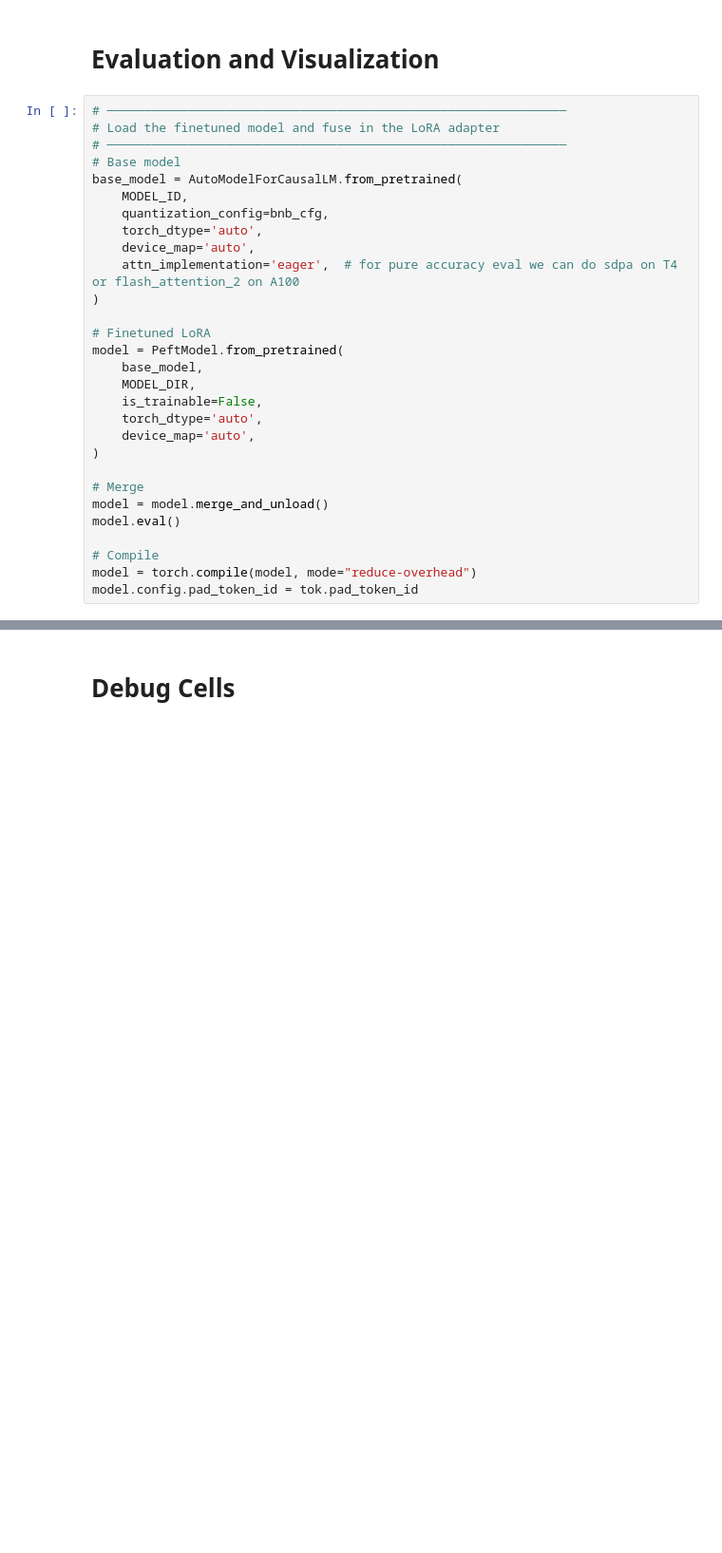
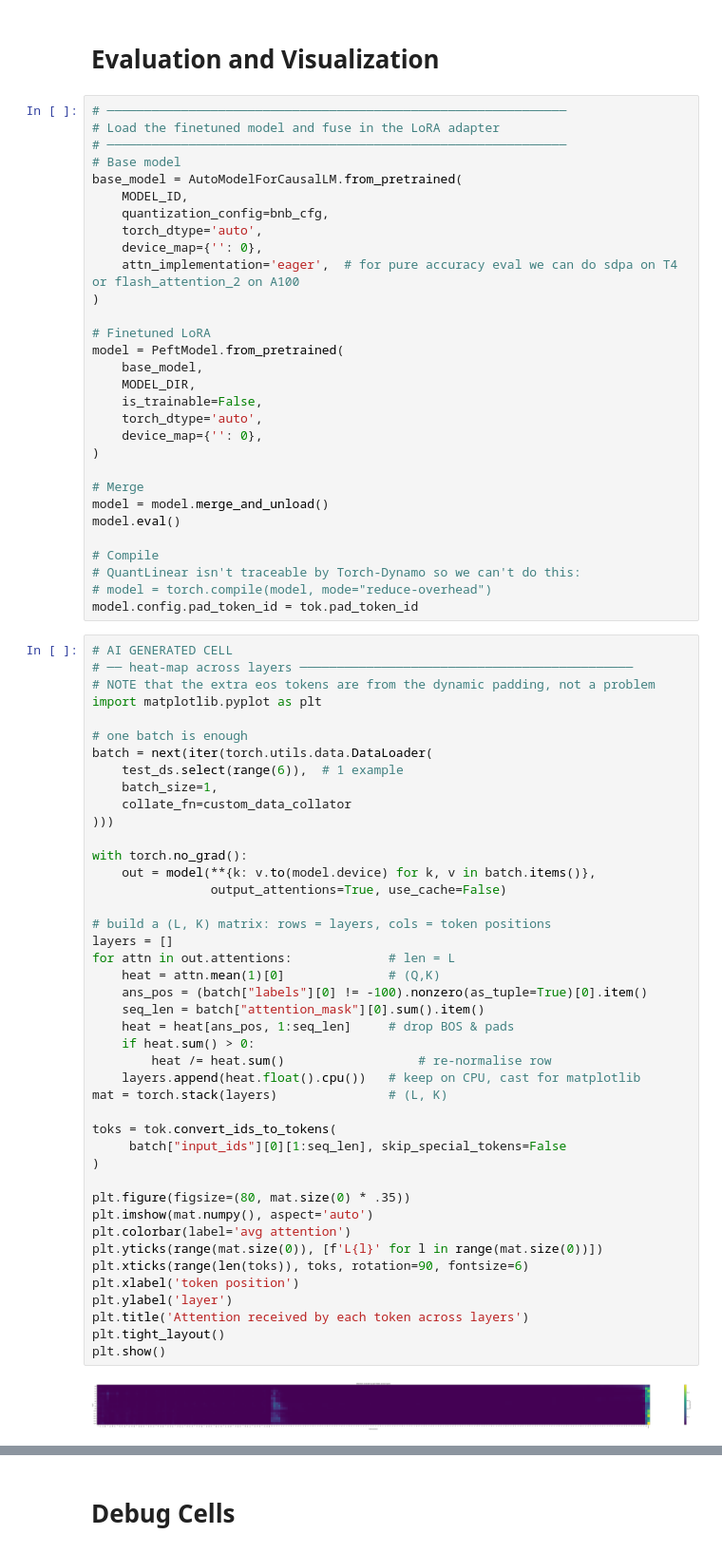
Before and after one commit to BreckEmert/repurposed-tokens-experiment, a Jupyter notebook: LoRA_sanity_run.ipynb, the cells around one changed output, grey strips where cells are left out. Shown: that part at 95% size. Saved outputs shown, nothing was run; the diff lists cells and outputs as text; blank space fills up the shorter version.

Commit message:
changed visualiation logic

```diff
--- a/LoRA_sanity_run.ipynb
+++ b/LoRA_sanity_run.ipynb
@@ -454,7 +513,7 @@ base_model = AutoModelForCausalLM.from_pretrained(
     MODEL_ID,
     quantization_config=bnb_cfg,
     torch_dtype='auto',
-    device_map='auto',
+    device_map={'': 0},
     attn_implementation='eager',  # for pure accuracy eval we can do sdpa on T4 or flash_attention_2 on A100
 )
 
@@ -464,7 +523,7 @@ model = PeftModel.from_pretrained(
     MODEL_DIR,
     is_trainable=False,
     torch_dtype='auto',
-    device_map='auto',
+    device_map={'': 0},
 )
 
 # Merge
@@ -472,8 +531,54 @@ model = model.merge_and_unload()
 model.eval()
 
 # Compile
-model = torch.compile(model, mode="reduce-overhead")
+# QuantLinear isn't traceable by Torch-Dynamo so we can't do this:
+# model = torch.compile(model, mode="reduce-overhead")
 model.config.pad_token_id = tok.pad_token_id
+# %%
+# AI GENERATED CELL
+# ── heat-map across layers ─────────────────────────────────────────────
+# NOTE that the extra eos tokens are from the dynamic padding, not a problem
+import matplotlib.pyplot as plt
+
+# one batch is enough
+batch = next(iter(torch.utils.data.DataLoader(
+    test_ds.select(range(6)),  # 1 example
+    batch_size=1,
+    collate_fn=custom_data_collator
+)))
+
+with torch.no_grad():
+    out = model(**{k: v.to(model.device) for k, v in batch.items()},
+                output_attentions=True, use_cache=False)
+
+# build a (L, K) matrix: rows = layers, cols = token positions
+layers = []
+for attn in out.attentions:             # len = L
+    heat = attn.mean(1)[0]              # (Q,K)
+    ans_pos = (batch["labels"][0] != -100).nonzero(as_tuple=True)[0].item()
+    seq_len = batch["attention_mask"][0].sum().item()
+    heat = heat[ans_pos, 1:seq_len]     # drop BOS & pads
+    if heat.sum() > 0:
+        heat /= heat.sum()                  # re-normalise row
+    layers.append(heat.float().cpu())   # keep on CPU, cast for matplotlib
+mat = torch.stack(layers)               # (L, K)
+
+toks = tok.convert_ids_to_tokens(
+     batch["input_ids"][0][1:seq_len], skip_special_tokens=False
+)
+
+plt.figure(figsize=(80, mat.size(0) * .35))
+plt.imshow(mat.numpy(), aspect='auto')
+plt.colorbar(label='avg attention')
+plt.yticks(range(mat.size(0)), [f'L{l}' for l in range(mat.size(0))])
+plt.xticks(range(len(toks)), toks, rotation=90, fontsize=6)
+plt.xlabel('token position')
+plt.ylabel('layer')
+plt.title('Attention received by each token across layers')
+plt.tight_layout()
+plt.show()
+# %% [output]
+[figure, added]
 # %%
 # ──────────────────────────────────────────────────────────────
 # Attention hook
```
Also changed, not shown: parts of 17 cells of this notebook.
